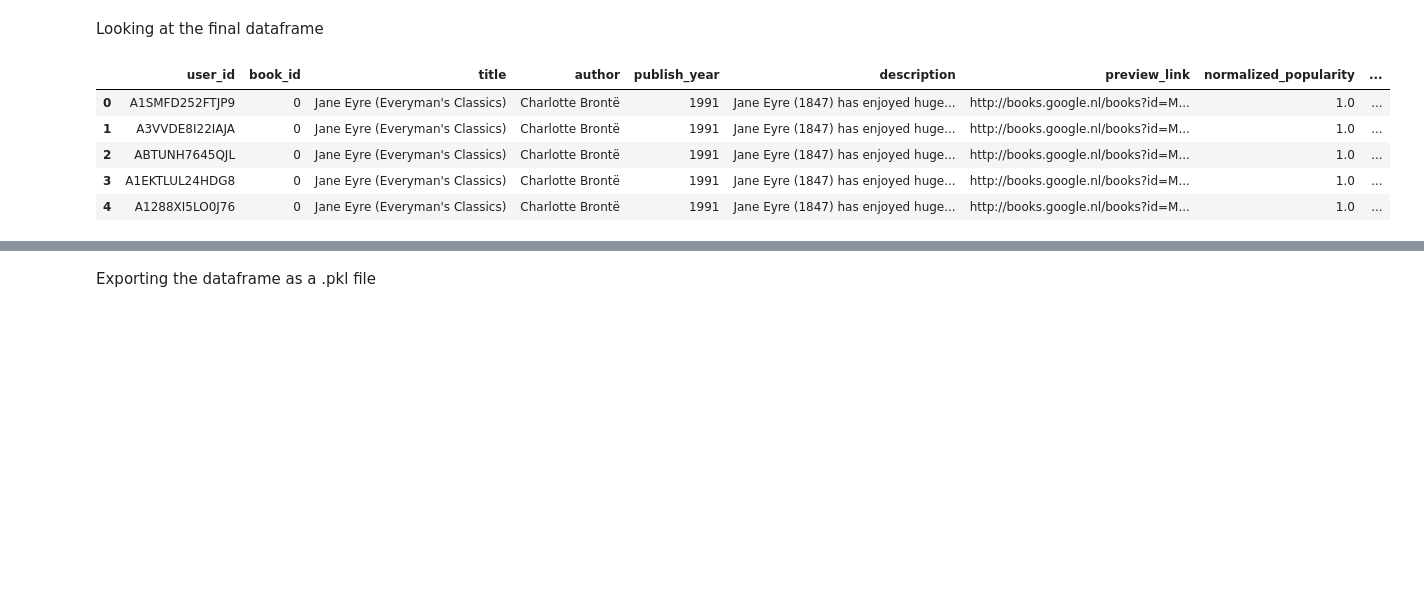
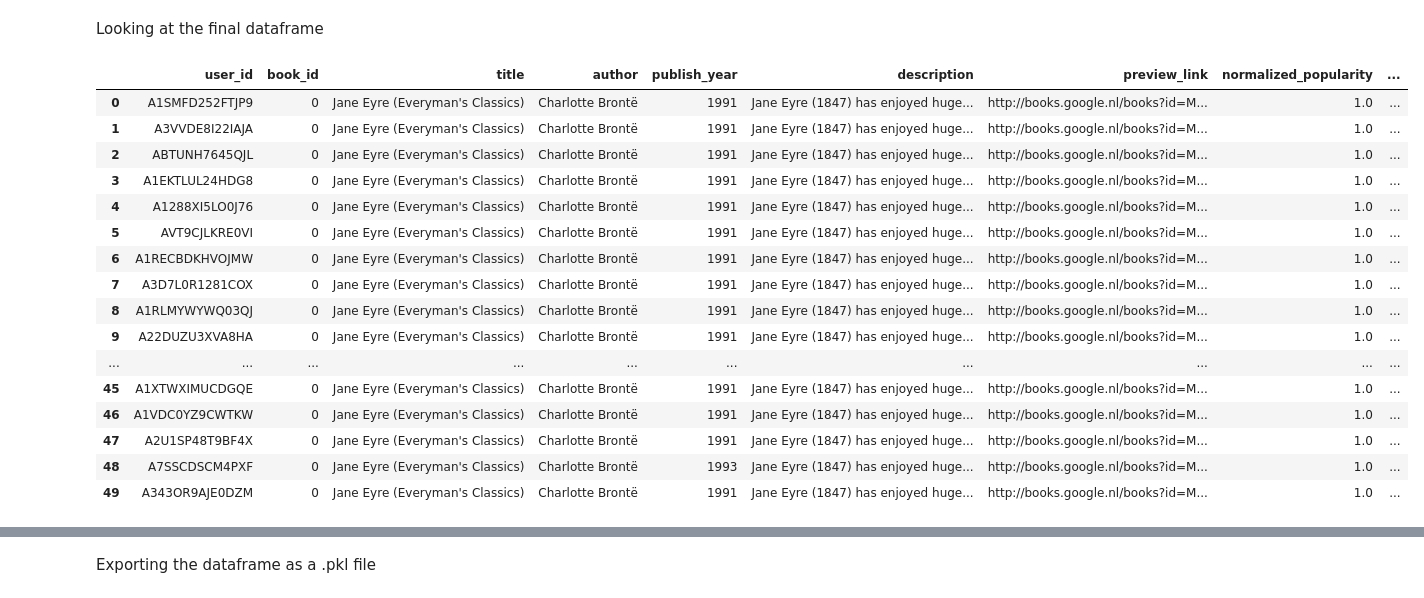
Before and after one commit to mzanchetta-MIDS/Empowering-Users-in-RecSys-Dev, a Jupyter notebook: notebooks/Bookwise_EDA_and_Feature_Engineering.ipynb, the cells around one changed output, grey strips where cells are left out. Saved outputs shown, nothing was run; the diff lists cells and outputs as text; code cells hidden in the pictures; blank space fills up the shorter version.

```diff
--- a/notebooks/Bookwise_EDA_and_Feature_Engineering.ipynb
+++ b/notebooks/Bookwise_EDA_and_Feature_Engineering.ipynb
@@ -2502,0 +2541,10 @@ Index(['id', 'title', 'price', 'user_id', 'profile_name', 'review_helpfulness',
+# %%
+# Assuming df is your original dataframe
+final_df = consolidate_genres(final_df, n=50)
+
+# To see how many unique genres you now have
+print(f"Original unique combined genres: {final_df['genre_combined'].nunique()}")
+print(f"Consolidated unique genres: {final_df['genre_consolidated'].nunique()}")
+
+# To see the distribution of the consolidated genres
+print(final_df['genre_consolidated'].value_counts().head(20))
@@ -2560,0 +2705,4 @@ Number of unique user IDs: 15839
+# %%
+final_df['review_text'] = final_df['review_text'].apply(fix_text_encoding)
+# %%
+final_df['description'] = final_df['description'].apply(fix_text_encoding)
@@ -2614,6 +2789,7 @@ new_col_order = [
     'genre_general',
     'genre_specific',
     'genre_combined',
+    'genre_consolidated',
 
     # Review information
     'review_helpfulness',
@@ -2628,11 +2804,22 @@ final_df = final_df.reindex(columns=new_col_order)
 # %% [markdown]
 Looking at the final dataframe
 # %%
-final_df.head()
+final_df.head(50)
 # %% [output]
 |  | user_id | book_id | title | author | publish_year | description | preview_link | normalized_popularity | ... |
 | 0 | A1SMFD252FTJP9 | 0 | Jane Eyre (Everyman's Classics) | Charlotte Brontë | 1991 | Jane Eyre (1847) has enjoyed huge... | http://books.google.nl/books?id=M... | 1.0 | ... |
 | 1 | A3VVDE8I22IAJA | 0 | Jane Eyre (Everyman's Classics) | Charlotte Brontë | 1991 | Jane Eyre (1847) has enjoyed huge... | http://books.google.nl/books?id=M... | 1.0 | ... |
 | 2 | ABTUNH7645QJL | 0 | Jane Eyre (Everyman's Classics) | Charlotte Brontë | 1991 | Jane Eyre (1847) has enjoyed huge... | http://books.google.nl/books?id=M... | 1.0 | ... |
 | 3 | A1EKTLUL24HDG8 | 0 | Jane Eyre (Everyman's Classics) | Charlotte Brontë | 1991 | Jane Eyre (1847) has enjoyed huge... | http://books.google.nl/books?id=M... | 1.0 | ... |
 | 4 | A1288XI5LO0J76 | 0 | Jane Eyre (Everyman's Classics) | Charlotte Brontë | 1991 | Jane Eyre (1847) has enjoyed huge... | http://books.google.nl/books?id=M... | 1.0 | ... |
+| 5 | AVT9CJLKRE0VI | 0 | Jane Eyre (Everyman's Classics) | Charlotte Brontë | 1991 | Jane Eyre (1847) has enjoyed huge... | http://books.google.nl/books?id=M... | 1.0 | ... |
+| 6 | A1RECBDKHVOJMW | 0 | Jane Eyre (Everyman's Classics) | Charlotte Brontë | 1991 | Jane Eyre (1847) has enjoyed huge... | http://books.google.nl/books?id=M... | 1.0 | ... |
+| 7 | A3D7L0R1281COX | 0 | Jane Eyre (Everyman's Classics) | Charlotte Brontë | 1991 | Jane Eyre (1847) has enjoyed huge... | http://books.google.nl/books?id=M... | 1.0 | ... |
+| 8 | A1RLMYWYWQ03QJ | 0 | Jane Eyre (Everyman's Classics) | Charlotte Brontë | 1991 | Jane Eyre (1847) has enjoyed huge... | http://books.google.nl/books?id=M... | 1.0 | ... |
+| 9 | A22DUZU3XVA8HA | 0 | Jane Eyre (Everyman's Classics) | Charlotte Brontë | 1991 | Jane Eyre (1847) has enjoyed huge... | http://books.google.nl/books?id=M... | 1.0 | ... |
+| ... | ... | ... | ... | ... | ... | ... | ... | ... | ... |
+| 45 | A1XTWXIMUCDGQE | 0 | Jane Eyre (Everyman's Classics) | Charlotte Brontë | 1991 | Jane Eyre (1847) has enjoyed huge... | http://books.google.nl/books?id=M... | 1.0 | ... |
+| 46 | A1VDC0YZ9CWTKW | 0 | Jane Eyre (Everyman's Classics) | Charlotte Brontë | 1991 | Jane Eyre (1847) has enjoyed huge... | http://books.google.nl/books?id=M... | 1.0 | ... |
+| 47 | A2U1SP48T9BF4X | 0 | Jane Eyre (Everyman's Classics) | Charlotte Brontë | 1991 | Jane Eyre (1847) has enjoyed huge... | http://books.google.nl/books?id=M... | 1.0 | ... |
+| 48 | A7SSCDSCM4PXF | 0 | Jane Eyre (Everyman's Classics) | Charlotte Brontë | 1993 | Jane Eyre (1847) has enjoyed huge... | http://books.google.nl/books?id=M... | 1.0 | ... |
+| 49 | A343OR9AJE0DZM | 0 | Jane Eyre (Everyman's Classics) | Charlotte Brontë | 1991 | Jane Eyre (1847) has enjoyed huge... | http://books.google.nl/books?id=M... | 1.0 | ... |
```
Also changed, not shown: parts of 20 cells of this notebook, 3 other files.
